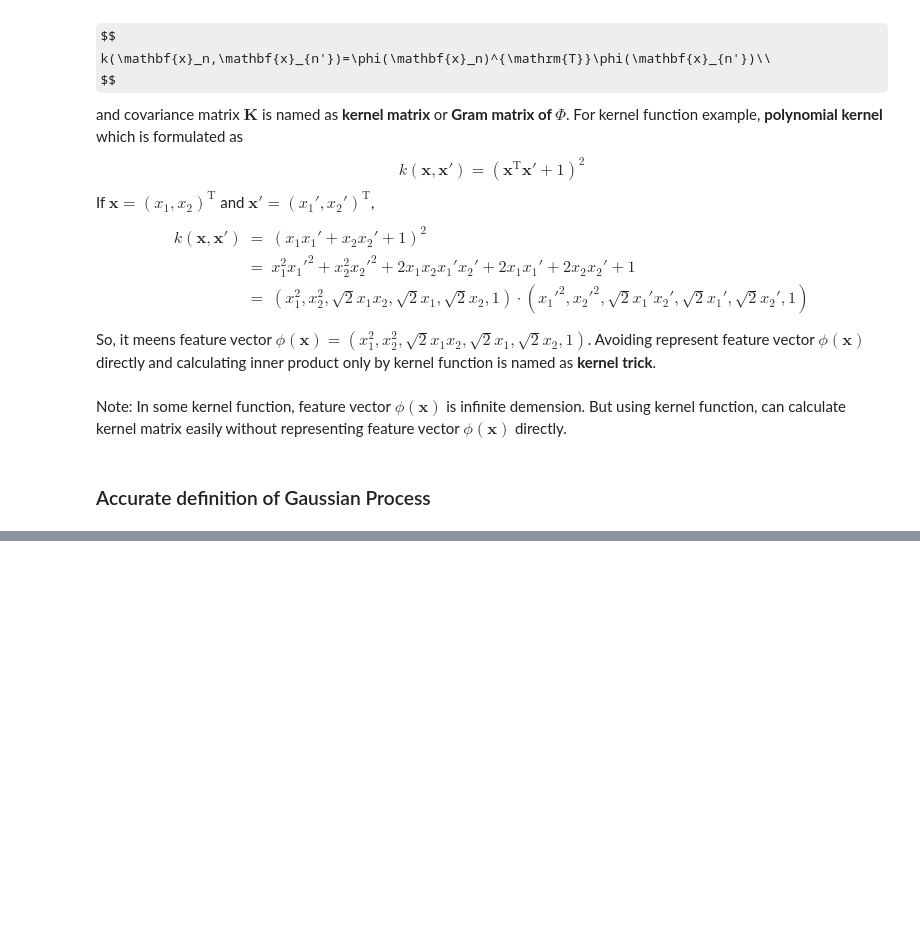
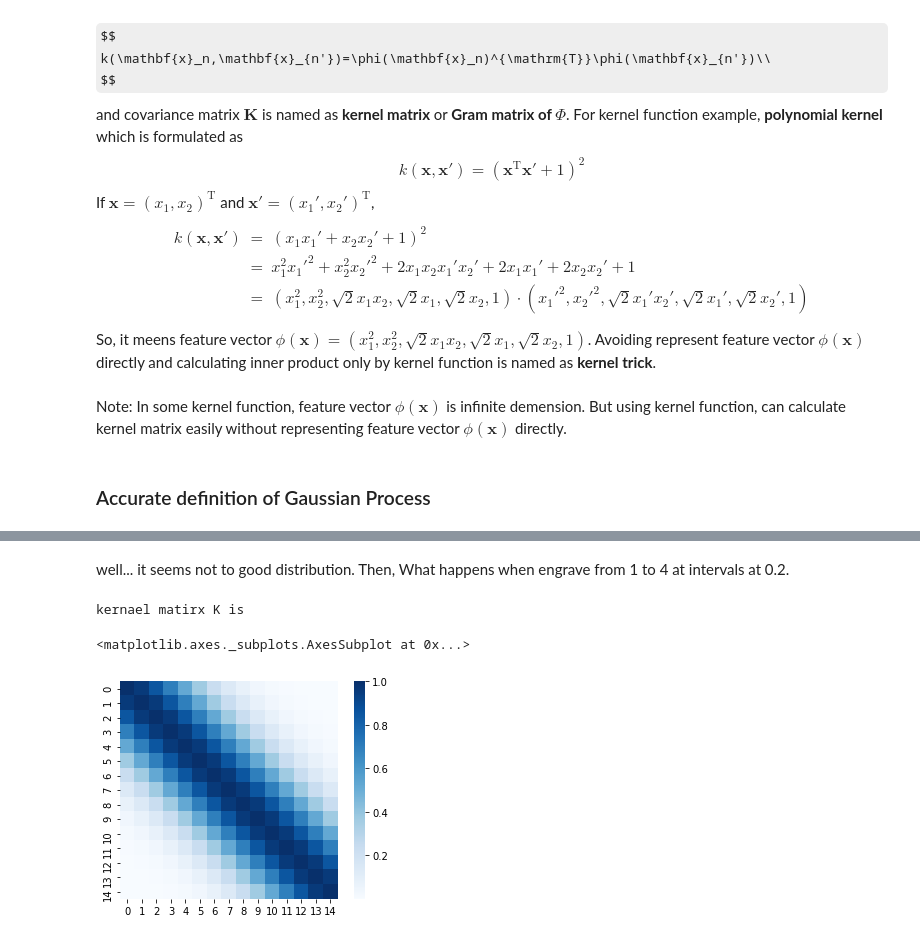
Before and after one commit to ryotayashima/GP, a Jupyter notebook: Gaussian Process.ipynb, the cells around one changed output, grey strips where cells are left out. Drawn from its saved outputs; the diff is of its cells as text; code cells hidden in the pictures; some formulas as TeX source; blank space fills up the shorter version.

```diff
--- a/Gaussian Process.ipynb
+++ b/Gaussian Process.ipynb
@@ -83,0 +126,15 @@ $$
+# %% [markdown]
+well... it seems not to good distribution. Then, What happens when engrave from 1 to 4 at intervals at 0.2.
+# %%
+# calculate kernel matrix K using RBF kernel
+x = np.arange(1,4,0.2)
+K = np.zeros((len(x),len(x)))
+for i in range(len(x)):
+    for j in range(len(x)):
+        K[i][j] = rbf_kernel(x[i], x[j], theta1=1, theta2=1)
+print('kernael matirx K is')
+sns.heatmap(K, annot=False, cmap='Blues', square=True)
+# %% [output]
+kernael matirx K is
+<matplotlib.axes._subplots.AxesSubplot at 0x...>
+[figure, added]
```
Also changed, not shown: parts of 21 cells of this notebook, 1 other file.
